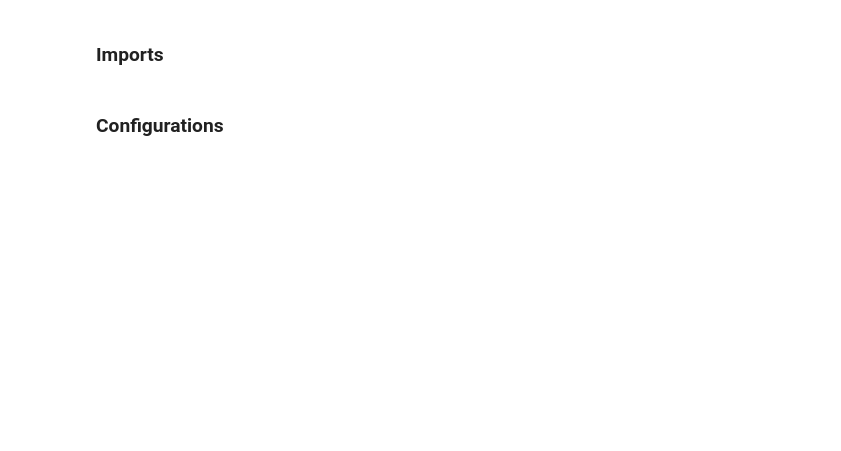
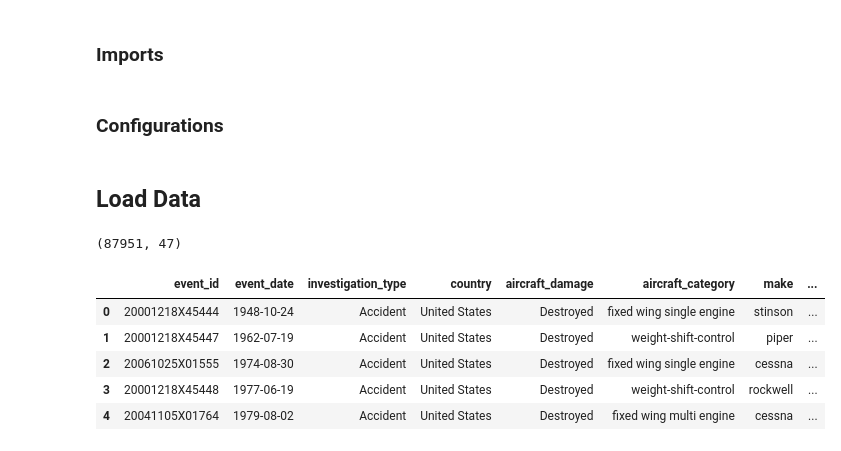
Before and after one commit to BrettFX/DATA-613-Aviation-Safety-Analysis, a Jupyter notebook: notebooks/02_nlp_processing.ipynb, the cells around one changed output. Drawn from its saved outputs; the diff is of its cells as text; code cells hidden in the pictures; blank space fills up the shorter version.

```diff
--- a/notebooks/02_nlp_processing.ipynb
+++ b/notebooks/02_nlp_processing.ipynb
@@ -25,0 +42,16 @@ streamlit 1.38.0 requires protobuf<6,>=3.20, but you have protobuf 6.32.0 which
+# %% [markdown]
+## Load Data
+# %%
+df = pd.read_csv(data_path, low_memory=False)
+df.shape
+# %% [output]
+(87951, 47)
+# %%
+df.head()
+# %% [output]
+|  | event_id | event_date | investigation_type | country | aircraft_damage | aircraft_category | make | ... |
+| 0 | 20001218X45444 | 1948-10-24 | Accident | United States | Destroyed | fixed wing single engine | stinson | ... |
+| 1 | 20001218X45447 | 1962-07-19 | Accident | United States | Destroyed | weight-shift-control | piper | ... |
+| 2 | 20061025X01555 | 1974-08-30 | Accident | United States | Destroyed | fixed wing single engine | cessna | ... |
+| 3 | 20001218X45448 | 1977-06-19 | Accident | United States | Destroyed | weight-shift-control | rockwell | ... |
+| 4 | 20041105X01764 | 1979-08-02 | Accident | United States | Destroyed | fixed wing multi engine | cessna | ... |
```
Also changed, not shown: parts of 8 cells of this notebook.
